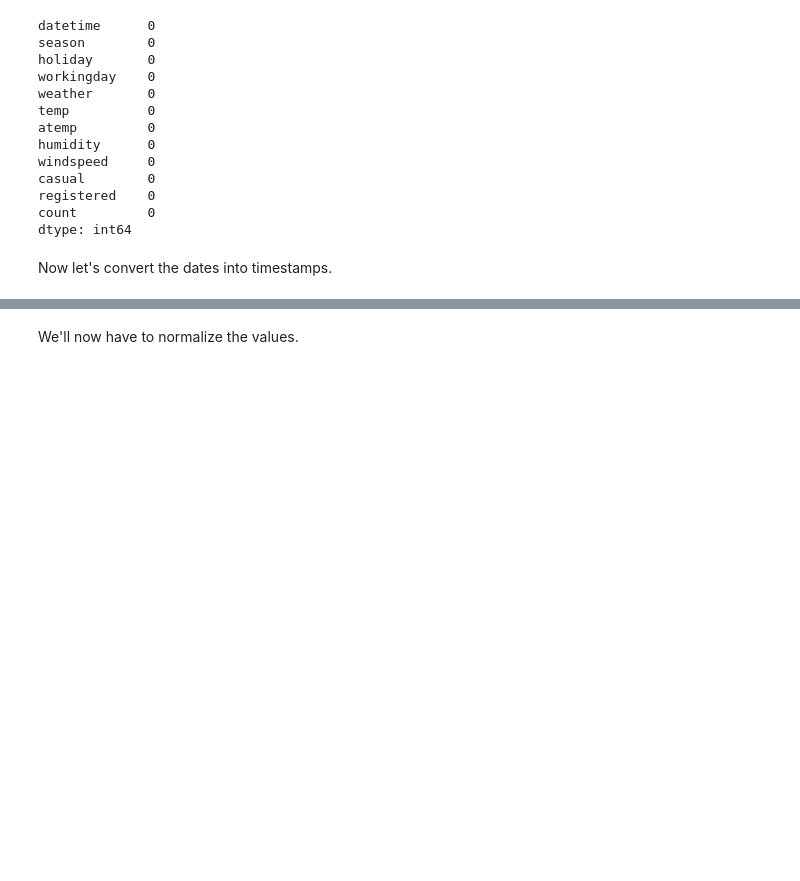
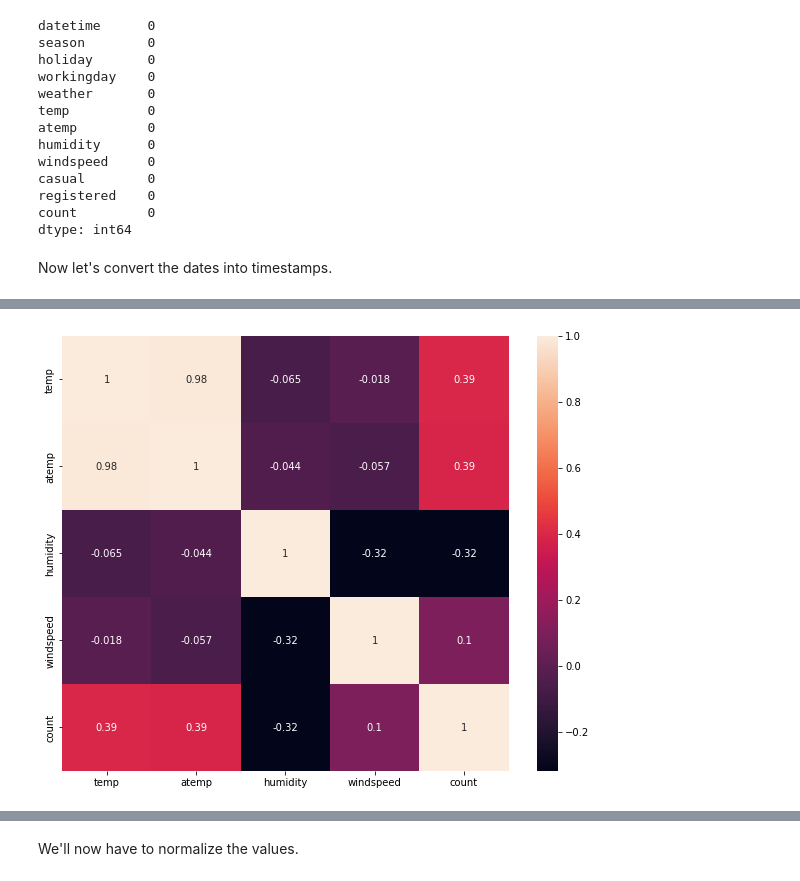
Before and after one commit to NPGiorgi/mlucu, a Jupyter notebook: bikes/bikes.ipynb, the cells around one changed output, grey strips where cells are left out. Cells and saved outputs as stored; diff of their text form; code cells hidden in the pictures; blank space fills up the shorter version.

```diff
--- a/bikes/bikes.ipynb
+++ b/bikes/bikes.ipynb
@@ -91,19 +82,0 @@ We have some categorical data we need to properly encode.
-# %%
-from category_encoders import TargetEncoder
-
-
-df["season"] = df["season"].apply(lambda x: str(x))
-df["holiday"] = df["holiday"].apply(lambda x: str(x))
-df["workingday"] = df["workingday"].apply(lambda x: str(x))
-
-
-# encode categorical data
-ndf = TargetEncoder().fit_transform(df['season'], df["count"])
-df["season"] = ndf
-
-ndf = TargetEncoder().fit_transform(df['holiday'], df["count"])
-df["holiday"] = ndf
-
-ndf = TargetEncoder().fit_transform(df['workingday'], df["count"])
-df["workingday"] = ndf
-df.copy()
@@ -123,0 +83,17 @@ df.copy()
+# %%
+# those values represent the composition of the count
+# we won't have them in reality
+df.drop("casual", axis=1, inplace=True)
+df.drop("registered", axis=1, inplace=True)
+
+
+df['datetime'] = pd.to_datetime(df['datetime'])
+
+# We'll only use year month and day of week as it has the granularity we want
+# we use day of week instead of the day number because the demand we'll probably
+# match better with the day of week than with an specific day in the month
+df["year"] = df["datetime"].dt.year
+df["month"] = df["datetime"].dt.month
+df['day_of_week'] = df['datetime'].dt.dayofweek
+df.drop("datetime", axis=1, inplace=True)
+df.copy()
@@ -123,0 +114,10 @@ df.copy()
+# %%
+import matplotlib.pyplot as plt
+import seaborn as sns
+
+
+correlation_matrix = df[["temp", "atemp", "humidity", "windspeed", "count"]].corr()
+plt.figure(figsize=(10,8))
+sns.heatmap(correlation_matrix, annot=True);
+# %% [output]
+[figure, added]
```
Also changed, not shown: parts of 33 cells of this notebook, 2 other files.
